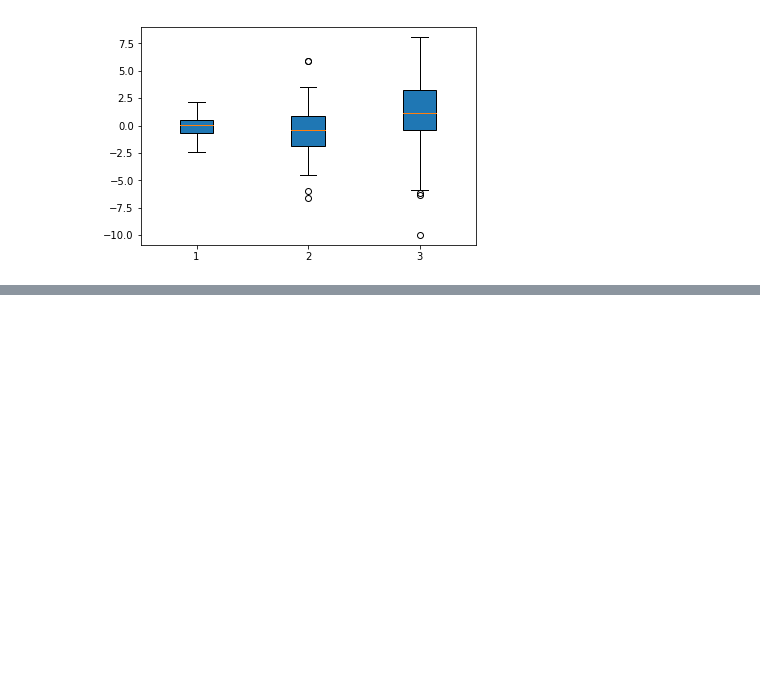
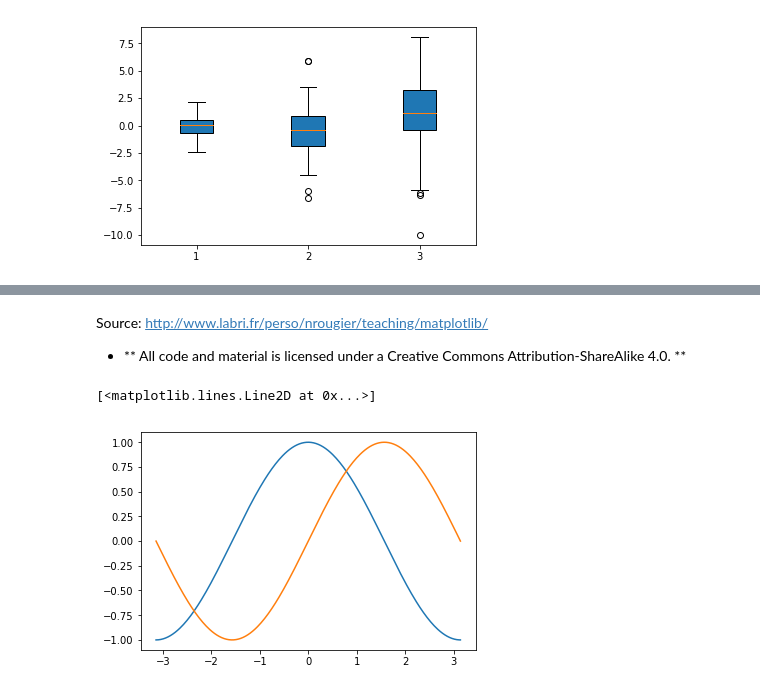
Before and after one commit to dev-pasa/PythonForData, a Jupyter notebook: MatPlotlibForVisual.ipynb, the cells around one changed output, grey strips where cells are left out. Drawn from its saved outputs; the diff is of its cells as text; code cells hidden in the pictures; blank space fills up the shorter version.

Commit message:
visual in matplotlib4

```diff
--- a/MatPlotlibForVisual.ipynb
+++ b/MatPlotlibForVisual.ipynb
@@ -251,0 +252,13 @@ plt.boxplot(data, vert = True, patch_artist=True);
+# %% [markdown]
+Source: http://www.labri.fr/perso/nrougier/teaching/matplotlib/
+- ** All code and material is licensed under a Creative Commons Attribution-ShareAlike 4.0. **
+# %%
+import numpy as np
+Y = np.linspace(-np.pi, np.pi, 256, endpoint = True)
+C,S = np.cos(Y), np.sin(Y)
+# %%
+plt.plot(Y,C)
+plt.plot(Y,S)
+# %% [output]
+[<matplotlib.lines.Line2D at 0x...>]
+[figure, added]
```
Also changed, not shown: parts of 10 cells of this notebook.
